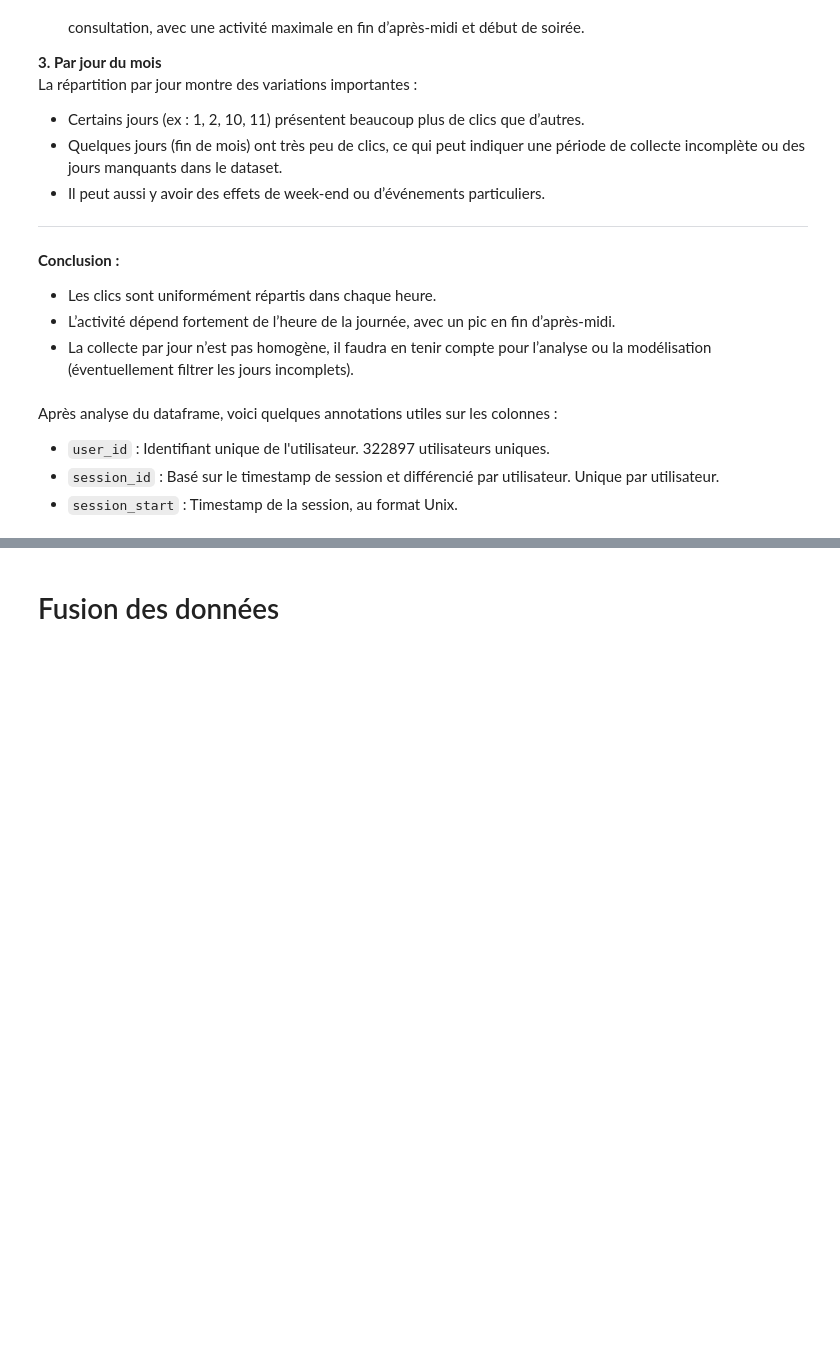
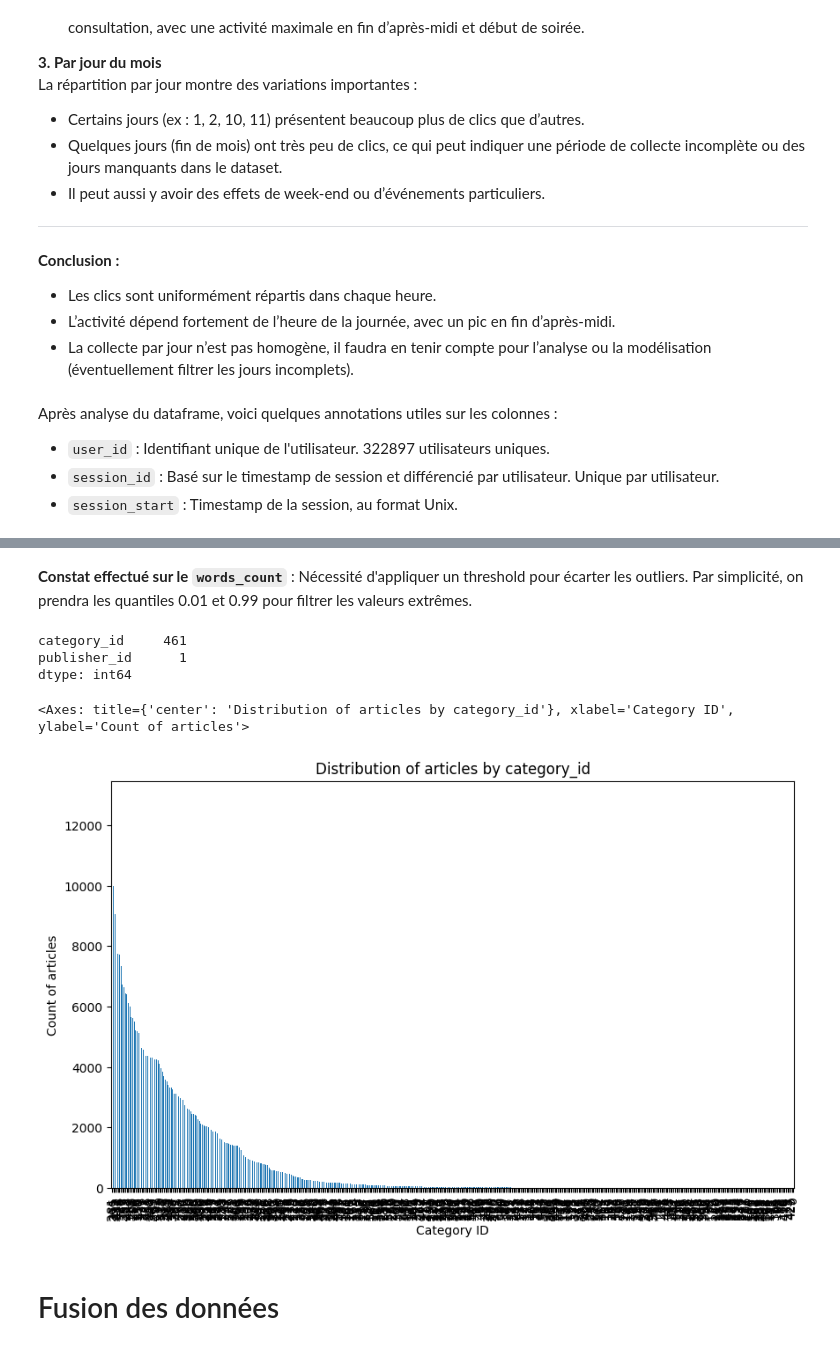
Before and after one commit to Hedredo/oc_p10, a Jupyter notebook: notebooks/main.ipynb, the cells around one changed output, grey strips where cells are left out. Saved outputs shown, nothing was run; the diff lists cells and outputs as text; code cells hidden in the pictures; blank space fills up the shorter version.

```diff
--- a/notebooks/main.ipynb
+++ b/notebooks/main.ipynb
@@ -526,3 +816,21 @@ articles_df = pd.read_csv(WORK_DIR / "articles_metadata.csv")
+# %% [markdown]
+**Constat effectué sur le `words_count`** : Nécessité d'appliquer un threshold pour écarter les outliers. Par simplicité, on prendra les quantiles 0.01 et 0.99 pour filtrer les valeurs extrêmes.
+# %%
+articles_df.filter(["category_id", "publisher_id"]).nunique()
+# %% [output]
+category_id     461
+publisher_id      1
+dtype: int64
+# %%
+articles_df["category_id"].value_counts().plot.bar(
+    title="Distribution of articles by category_id",
+    xlabel="Category ID",
+    ylabel="Count of articles",
+    figsize=(10, 6),
+)
+# %% [output]
+<Axes: title={'center': 'Distribution of articles by category_id'}, xlabel='Category ID', ylabel='Count of articles'>
+[figure, added]
 # %% [markdown]
 # Fusion des données
 # %%
```
Also changed, not shown: parts of 27 cells of this notebook, 4 other files.
